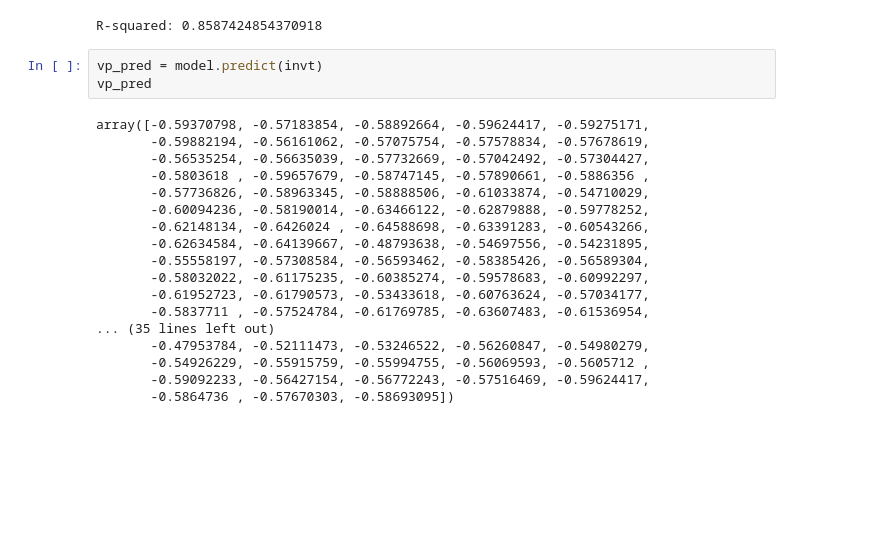
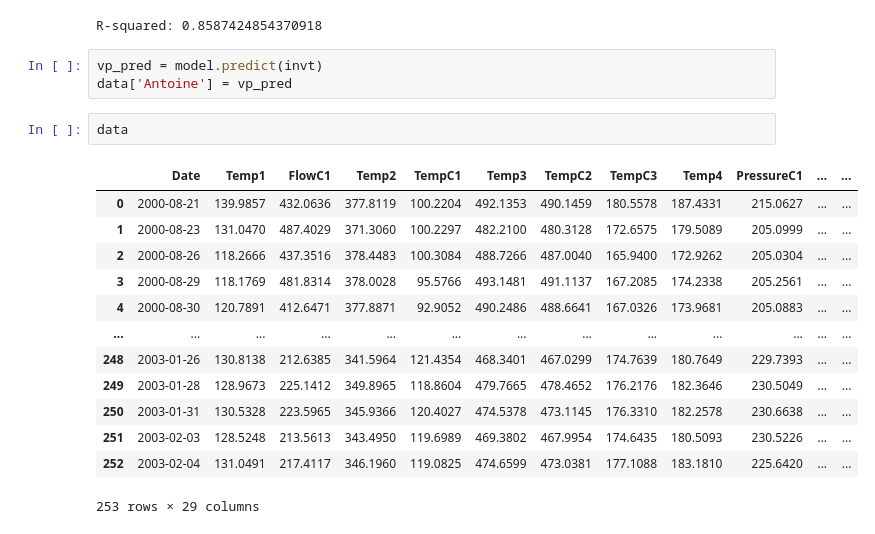
Before and after one commit to Daniel-Muller45/Distillation-ML, a Jupyter notebook: nn/antoine.ipynb, the cells around one changed output. Saved outputs shown, nothing was run; the diff lists cells and outputs as text; blank space fills up the shorter version.

Commit message:
antoine model added to nn

```diff
--- a/nn/antoine.ipynb
+++ b/nn/antoine.ipynb
@@ -82,22 +82,20 @@ print(f'R-squared: {r_squared}')
 R-squared: 0.8587424854370918
 # %%
 vp_pred = model.predict(invt)
-vp_pred
+data['Antoine'] = vp_pred
-# %% [output]
-array([-0.59370798, -0.57183854, -0.58892664, -0.59624417, -0.59275171,
-       -0.59882194, -0.56161062, -0.57075754, -0.57578834, -0.57678619,
-       -0.56535254, -0.56635039, -0.57732669, -0.57042492, -0.57304427,
-       -0.5803618 , -0.59657679, -0.58747145, -0.57890661, -0.5886356 ,
-       -0.57736826, -0.58963345, -0.58888506, -0.61033874, -0.54710029,
-       -0.60094236, -0.58190014, -0.63466122, -0.62879888, -0.59778252,
-       -0.62148134, -0.6426024 , -0.64588698, -0.63391283, -0.60543266,
-       -0.62634584, -0.64139667, -0.48793638, -0.54697556, -0.54231895,
-       -0.55558197, -0.57308584, -0.56593462, -0.58385426, -0.56589304,
-       -0.58032022, -0.61175235, -0.60385274, -0.59578683, -0.60992297,
-       -0.61952723, -0.61790573, -0.53433618, -0.60763624, -0.57034177,
-       -0.5837711 , -0.57524784, -0.61769785, -0.63607483, -0.61536954,
-... (35 lines left out)
-       -0.47953784, -0.52111473, -0.53246522, -0.56260847, -0.54980279,
-       -0.54926229, -0.55915759, -0.55994755, -0.56069593, -0.5605712 ,
-       -0.59092233, -0.56427154, -0.56772243, -0.57516469, -0.59624417,
-       -0.5864736 , -0.57670303, -0.58693095])
+# %%
+data
+# %% [output]
+|  | Date | Temp1 | FlowC1 | Temp2 | TempC1 | Temp3 | TempC2 | TempC3 | Temp4 | PressureC1 | ... | ... |
+| 0 | 2000-08-21 | 139.9857 | 432.0636 | 377.8119 | 100.2204 | 492.1353 | 490.1459 | 180.5578 | 187.4331 | 215.0627 | ... | ... |
+| 1 | 2000-08-23 | 131.0470 | 487.4029 | 371.3060 | 100.2297 | 482.2100 | 480.3128 | 172.6575 | 179.5089 | 205.0999 | ... | ... |
+| 2 | 2000-08-26 | 118.2666 | 437.3516 | 378.4483 | 100.3084 | 488.7266 | 487.0040 | 165.9400 | 172.9262 | 205.0304 | ... | ... |
+| 3 | 2000-08-29 | 118.1769 | 481.8314 | 378.0028 | 95.5766 | 493.1481 | 491.1137 | 167.2085 | 174.2338 | 205.2561 | ... | ... |
+| 4 | 2000-08-30 | 120.7891 | 412.6471 | 377.8871 | 92.9052 | 490.2486 | 488.6641 | 167.0326 | 173.9681 | 205.0883 | ... | ... |
+| ... | ... | ... | ... | ... | ... | ... | ... | ... | ... | ... | ... | ... |
+| 248 | 2003-01-26 | 130.8138 | 212.6385 | 341.5964 | 121.4354 | 468.3401 | 467.0299 | 174.7639 | 180.7649 | 229.7393 | ... | ... |
+| 249 | 2003-01-28 | 128.9673 | 225.1412 | 349.8965 | 118.8604 | 479.7665 | 478.4652 | 176.2176 | 182.3646 | 230.5049 | ... | ... |
+| 250 | 2003-01-31 | 130.5328 | 223.5965 | 345.9366 | 120.4027 | 474.5378 | 473.1145 | 176.3310 | 182.2578 | 230.6638 | ... | ... |
+| 251 | 2003-02-03 | 128.5248 | 213.5613 | 343.4950 | 119.6989 | 469.3802 | 467.9954 | 174.6435 | 180.5093 | 230.5226 | ... | ... |
+| 252 | 2003-02-04 | 131.0491 | 217.4117 | 346.1960 | 119.0825 | 474.6599 | 473.0381 | 177.1088 | 183.1810 | 225.6420 | ... | ... |
+253 rows × 29 columns
```
Also changed, not shown: 1 other file.
